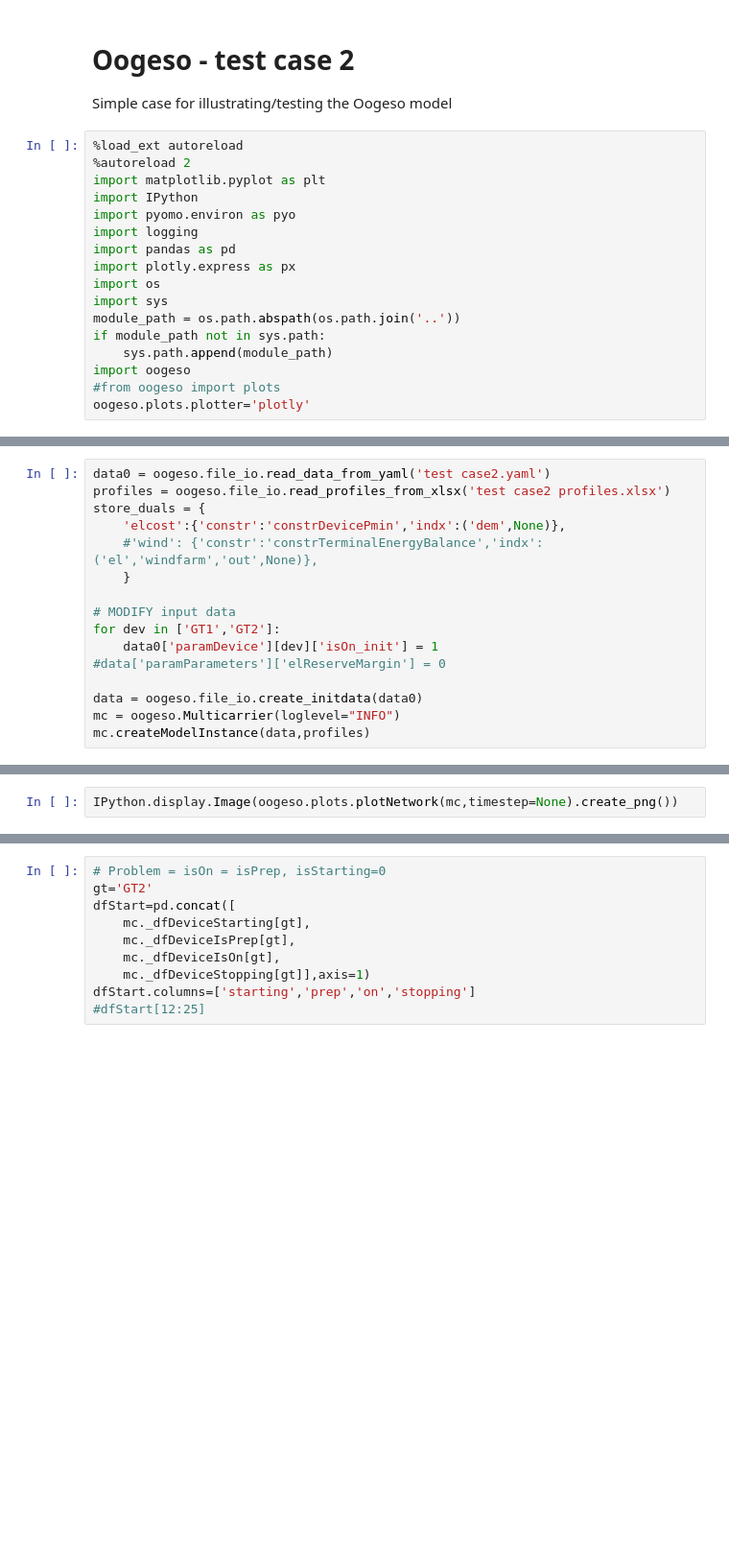
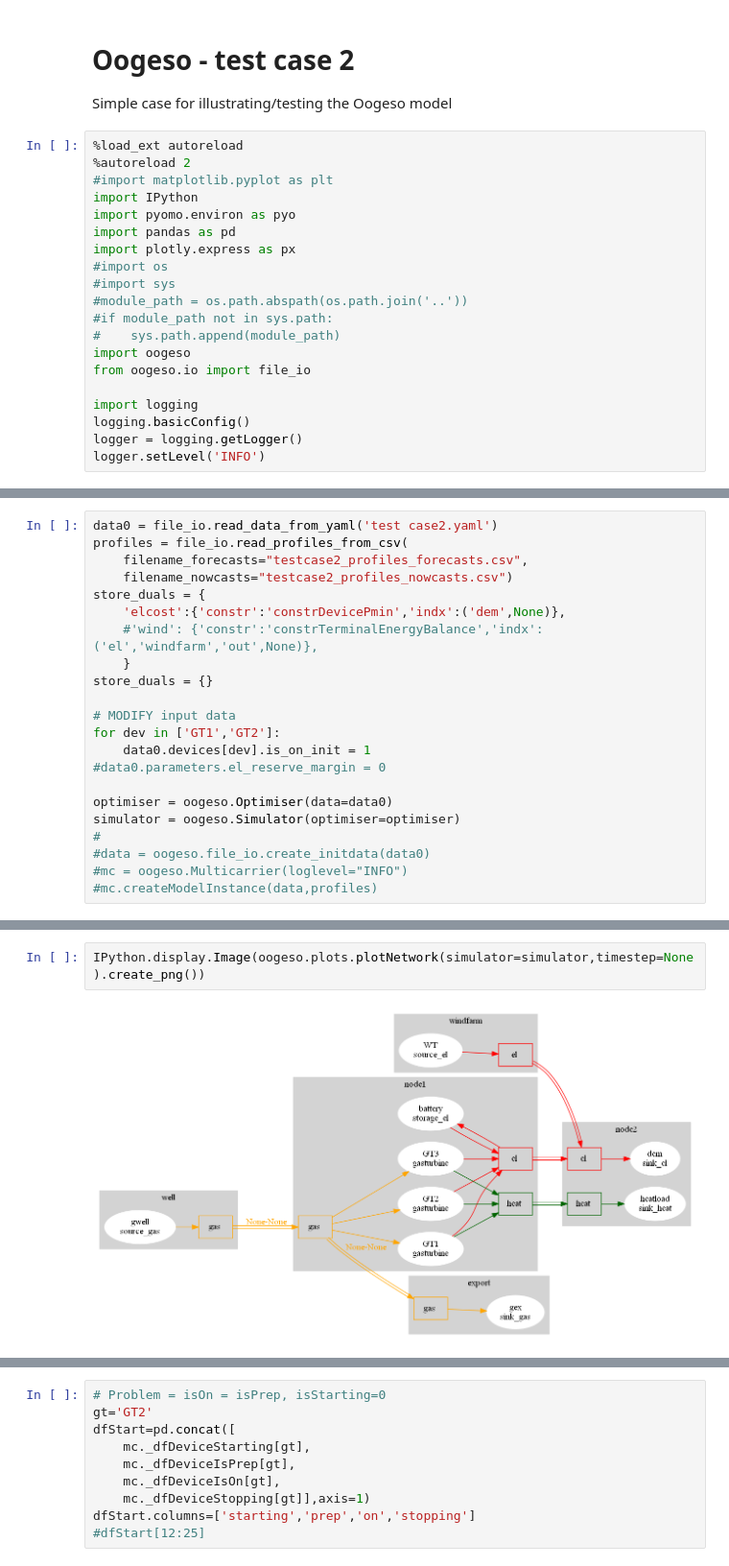
Before and after one commit to oogeso/oogeso, a Jupyter notebook: examples/test case2.ipynb, the cells around one changed output, grey strips where cells are left out. Shown: that part at 96% size. Saved outputs shown, nothing was run; the diff lists cells and outputs as text; blank space fills up the shorter version.

```diff
--- a/examples/test case2.ipynb
+++ b/examples/test case2.ipynb
@@ -4,17 +4,20 @@ Simple case for illustrating/testing the Oogeso model
 # %%
 %load_ext autoreload
 %autoreload 2
-import matplotlib.pyplot as plt
+#import matplotlib.pyplot as plt
 import IPython
 import pyomo.environ as pyo
-import logging
 import pandas as pd
 import plotly.express as px
-import os
-import sys
-module_path = os.path.abspath(os.path.join('..'))
-if module_path not in sys.path:
-    sys.path.append(module_path)
+#import os
+#import sys
+#module_path = os.path.abspath(os.path.join('..'))
+#if module_path not in sys.path:
+#    sys.path.append(module_path)
 import oogeso
-#from oogeso import plots
-oogeso.plots.plotter='plotly'
+from oogeso.io import file_io
+
+import logging
+logging.basicConfig()
+logger = logging.getLogger()
+logger.setLevel('INFO')
@@ -21,16 +27,22 @@ oogeso.plots.plotter='plotly'
 # %%
-data0 = oogeso.file_io.read_data_from_yaml('test case2.yaml')
-profiles = oogeso.file_io.read_profiles_from_xlsx('test case2 profiles.xlsx')
+data0 = file_io.read_data_from_yaml('test case2.yaml')
+profiles = file_io.read_profiles_from_csv(
+    filename_forecasts="testcase2_profiles_forecasts.csv",
+    filename_nowcasts="testcase2_profiles_nowcasts.csv")
 store_duals = {
     'elcost':{'constr':'constrDevicePmin','indx':('dem',None)},
     #'wind': {'constr':'constrTerminalEnergyBalance','indx':('el','windfarm','out',None)},
     }
+store_duals = {}
 
 # MODIFY input data
 for dev in ['GT1','GT2']:
-    data0['paramDevice'][dev]['isOn_init'] = 1
-#data['paramParameters']['elReserveMargin'] = 0
+    data0.devices[dev].is_on_init = 1
+#data0.parameters.el_reserve_margin = 0
 
-data = oogeso.file_io.create_initdata(data0)
-mc = oogeso.Multicarrier(loglevel="INFO")
-mc.createModelInstance(data,profiles)
+optimiser = oogeso.Optimiser(data=data0)
+simulator = oogeso.Simulator(optimiser=optimiser)
+#
+#data = oogeso.file_io.create_initdata(data0)
+#mc = oogeso.Multicarrier(loglevel="INFO")
+#mc.createModelInstance(data,profiles)
@@ -37,3 +56,5 @@ mc.createModelInstance(data,profiles)
 # %%
-IPython.display.Image(oogeso.plots.plotNetwork(mc,timestep=None).create_png())
+IPython.display.Image(oogeso.plots.plotNetwork(simulator=simulator,timestep=None).create_png())
+# %% [output]
+[figure, added]
 # %%
```
Also changed, not shown: parts of 10 cells of this notebook, 47 other files.
